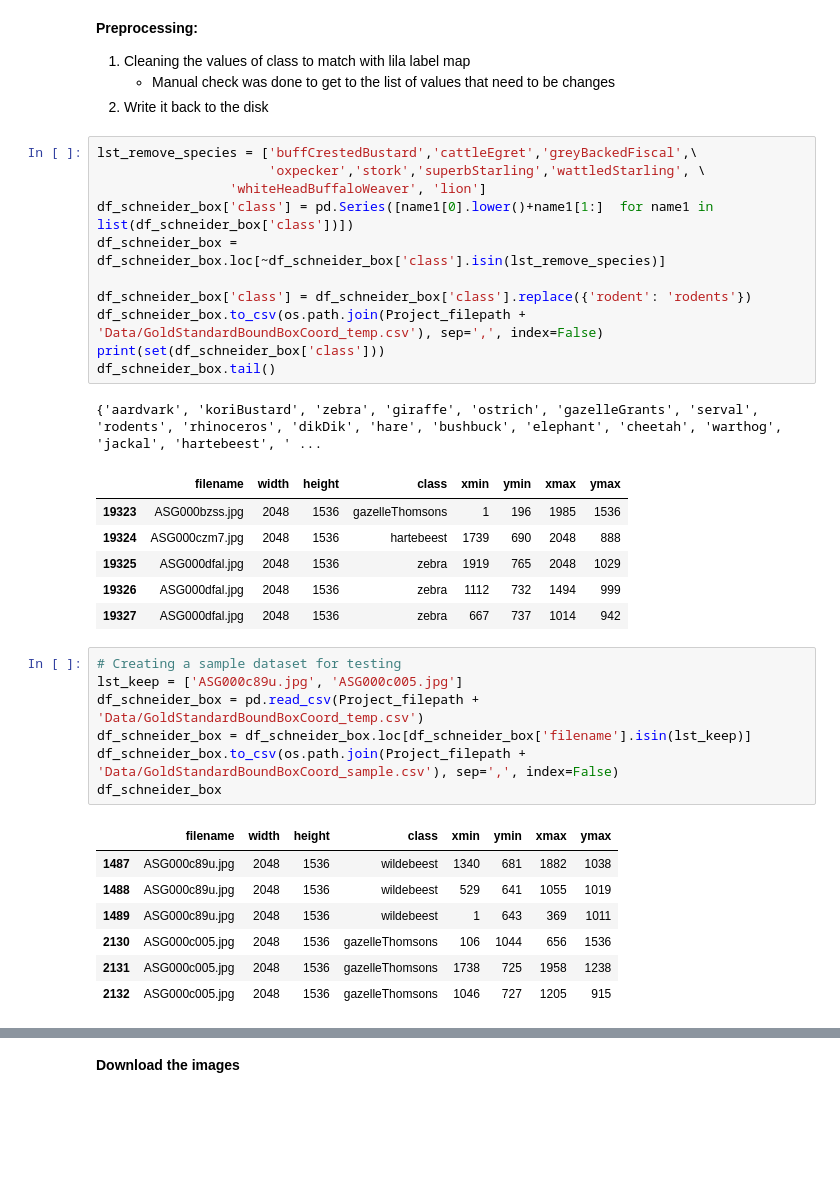
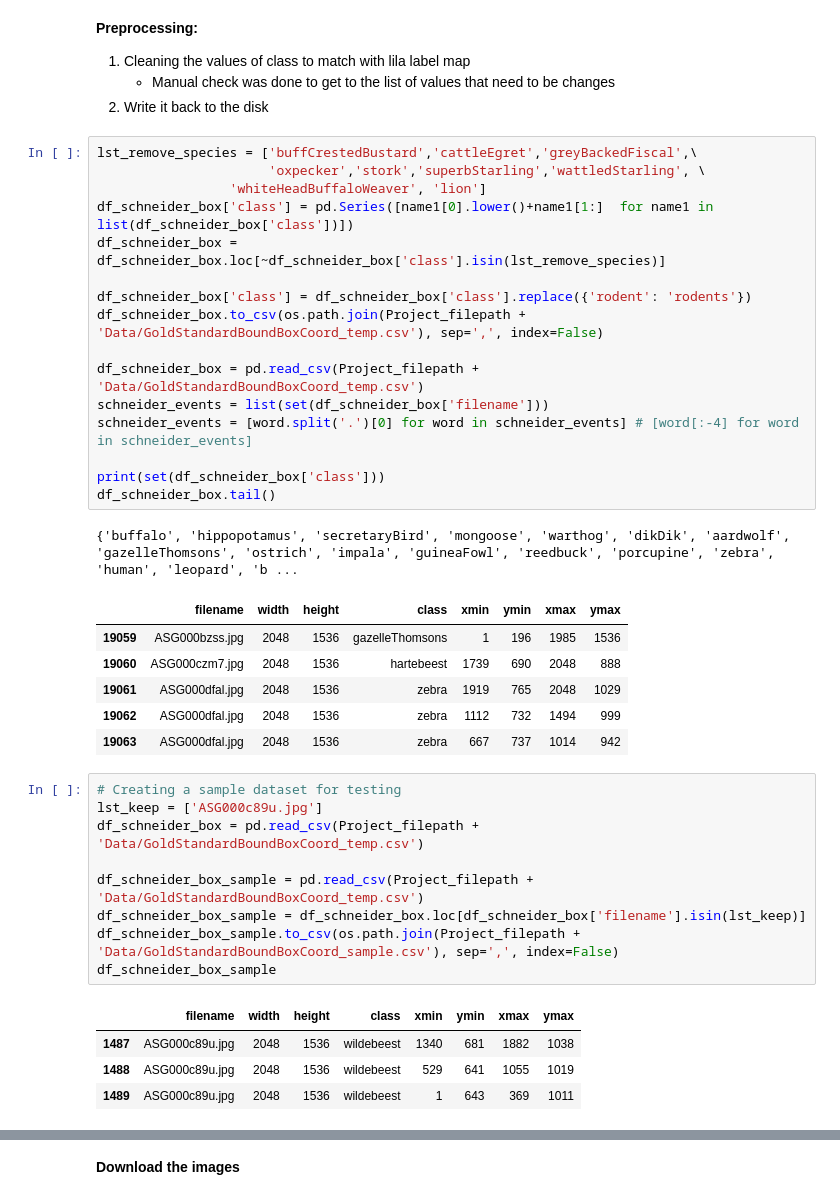
Before and after one commit to Manish-rai21bit/camera-trap-detection, a Jupyter notebook: data_prep/Data_Model_LILA_Schneider_testData.ipynb, the cells around one changed output, grey strips where cells are left out. Cells and saved outputs as stored; diff of their text form; blank space fills up the shorter version.

```diff
--- a/data_prep/Data_Model_LILA_Schneider_testData.ipynb
+++ b/data_prep/Data_Model_LILA_Schneider_testData.ipynb
@@ -60,31 +61,35 @@ df_schneider_box = df_schneider_box.loc[~df_schneider_box['class'].isin(lst_remo
 
 df_schneider_box['class'] = df_schneider_box['class'].replace({'rodent': 'rodents'})
 df_schneider_box.to_csv(os.path.join(Project_filepath + 'Data/GoldStandardBoundBoxCoord_temp.csv'), sep=',', index=False)
+
+df_schneider_box = pd.read_csv(Project_filepath + 'Data/GoldStandardBoundBoxCoord_temp.csv')
+schneider_events = list(set(df_schneider_box['filename']))
+schneider_events = [word.split('.')[0] for word in schneider_events] # [word[:-4] for word in schneider_events]
+
 print(set(df_schneider_box['class']))
 df_schneider_box.tail()
 # %% [output]
-{'aardvark', 'koriBustard', 'zebra', 'giraffe', 'ostrich', 'gazelleGrants', 'serval', 'rodents', 'rhinoceros', 'dikDik', 'hare', 'bushbuck', 'elephant', 'cheetah', 'warthog', 'jackal', 'hartebeest', ' ...
+{'buffalo', 'hippopotamus', 'secretaryBird', 'mongoose', 'warthog', 'dikDik', 'aardwolf', 'gazelleThomsons', 'ostrich', 'impala', 'guineaFowl', 'reedbuck', 'porcupine', 'zebra', 'human', 'leopard', 'b ...
 |  | filename | width | height | class | xmin | ymin | xmax | ymax |
-| 19323 | ASG000bzss.jpg | 2048 | 1536 | gazelleThomsons | 1 | 196 | 1985 | 1536 |
-| 19324 | ASG000czm7.jpg | 2048 | 1536 | hartebeest | 1739 | 690 | 2048 | 888 |
-| 19325 | ASG000dfal.jpg | 2048 | 1536 | zebra | 1919 | 765 | 2048 | 1029 |
-| 19326 | ASG000dfal.jpg | 2048 | 1536 | zebra | 1112 | 732 | 1494 | 999 |
-| 19327 | ASG000dfal.jpg | 2048 | 1536 | zebra | 667 | 737 | 1014 | 942 |
+| 19059 | ASG000bzss.jpg | 2048 | 1536 | gazelleThomsons | 1 | 196 | 1985 | 1536 |
+| 19060 | ASG000czm7.jpg | 2048 | 1536 | hartebeest | 1739 | 690 | 2048 | 888 |
+| 19061 | ASG000dfal.jpg | 2048 | 1536 | zebra | 1919 | 765 | 2048 | 1029 |
+| 19062 | ASG000dfal.jpg | 2048 | 1536 | zebra | 1112 | 732 | 1494 | 999 |
+| 19063 | ASG000dfal.jpg | 2048 | 1536 | zebra | 667 | 737 | 1014 | 942 |
 # %%
 # Creating a sample dataset for testing
-lst_keep = ['ASG000c89u.jpg', 'ASG000c005.jpg']
+lst_keep = ['ASG000c89u.jpg']
 df_schneider_box = pd.read_csv(Project_filepath + 'Data/GoldStandardBoundBoxCoord_temp.csv')
-df_schneider_box = df_schneider_box.loc[df_schneider_box['filename'].isin(lst_keep)]
-df_schneider_box.to_csv(os.path.join(Project_filepath + 'Data/GoldStandardBoundBoxCoord_sample.csv'), sep=',', index=False)
-df_schneider_box
+
+df_schneider_box_sample = pd.read_csv(Project_filepath + 'Data/GoldStandardBoundBoxCoord_temp.csv')
+df_schneider_box_sample = df_schneider_box.loc[df_schneider_box['filename'].isin(lst_keep)]
+df_schneider_box_sample.to_csv(os.path.join(Project_filepath + 'Data/GoldStandardBoundBoxCoord_sample.csv'), sep=',', index=False)
+df_schneider_box_sample
 # %% [output]
 |  | filename | width | height | class | xmin | ymin | xmax | ymax |
 | 1487 | ASG000c89u.jpg | 2048 | 1536 | wildebeest | 1340 | 681 | 1882 | 1038 |
 | 1488 | ASG000c89u.jpg | 2048 | 1536 | wildebeest | 529 | 641 | 1055 | 1019 |
 | 1489 | ASG000c89u.jpg | 2048 | 1536 | wildebeest | 1 | 643 | 369 | 1011 |
-| 2130 | ASG000c005.jpg | 2048 | 1536 | gazelleThomsons | 106 | 1044 | 656 | 1536 |
-| 2131 | ASG000c005.jpg | 2048 | 1536 | gazelleThomsons | 1738 | 725 | 1958 | 1238 |
-| 2132 | ASG000c005.jpg | 2048 | 1536 | gazelleThomsons | 1046 | 727 | 1205 | 915 |
 # %%
 df_all_images = pd.read_csv(Project_filepath + 'Data/all_images.csv')
 df_all_images = df_all_images[df_all_images['CaptureEventID'].isin(schneider_events)]
```
Also changed, not shown: parts of 16 cells of this notebook, 1 other file.
